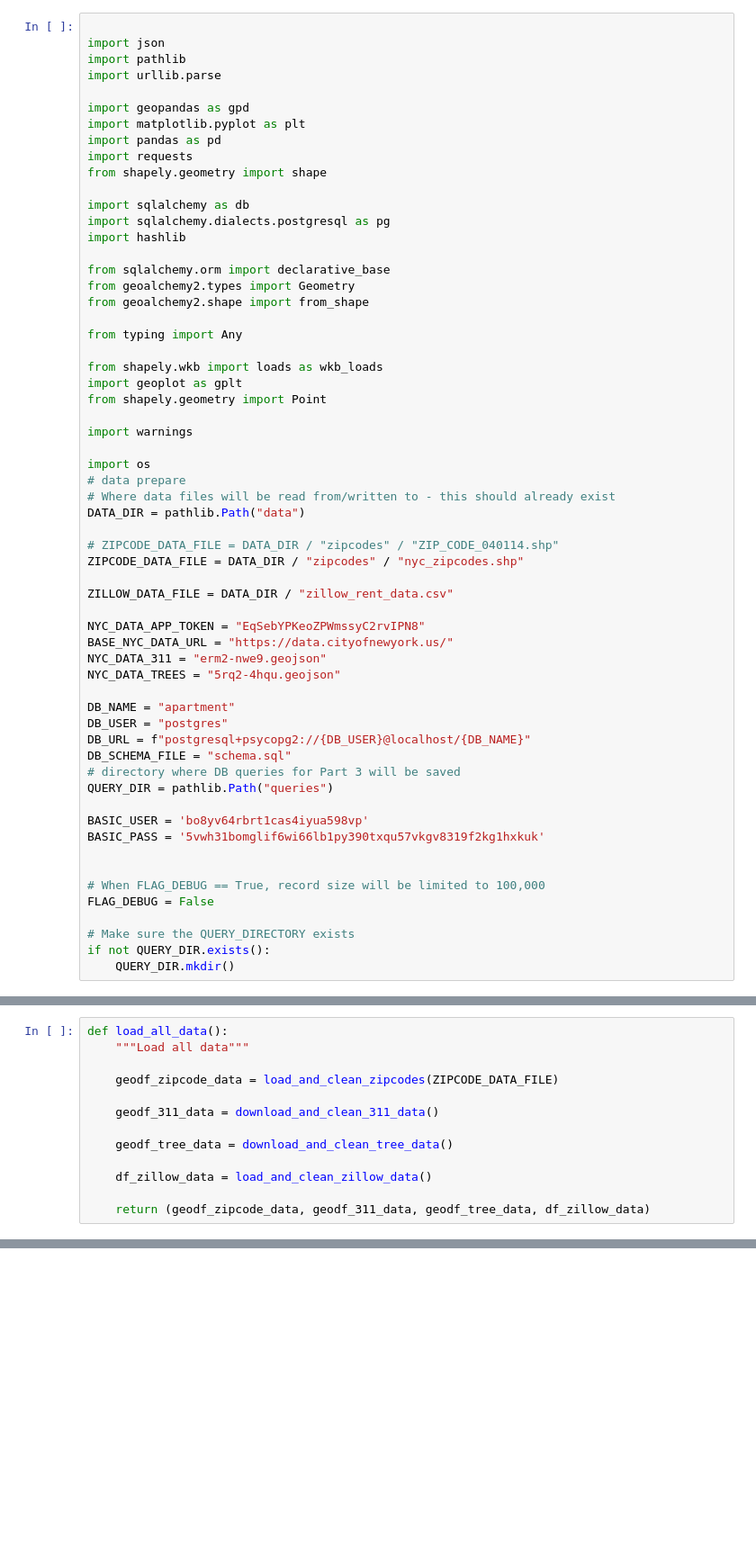
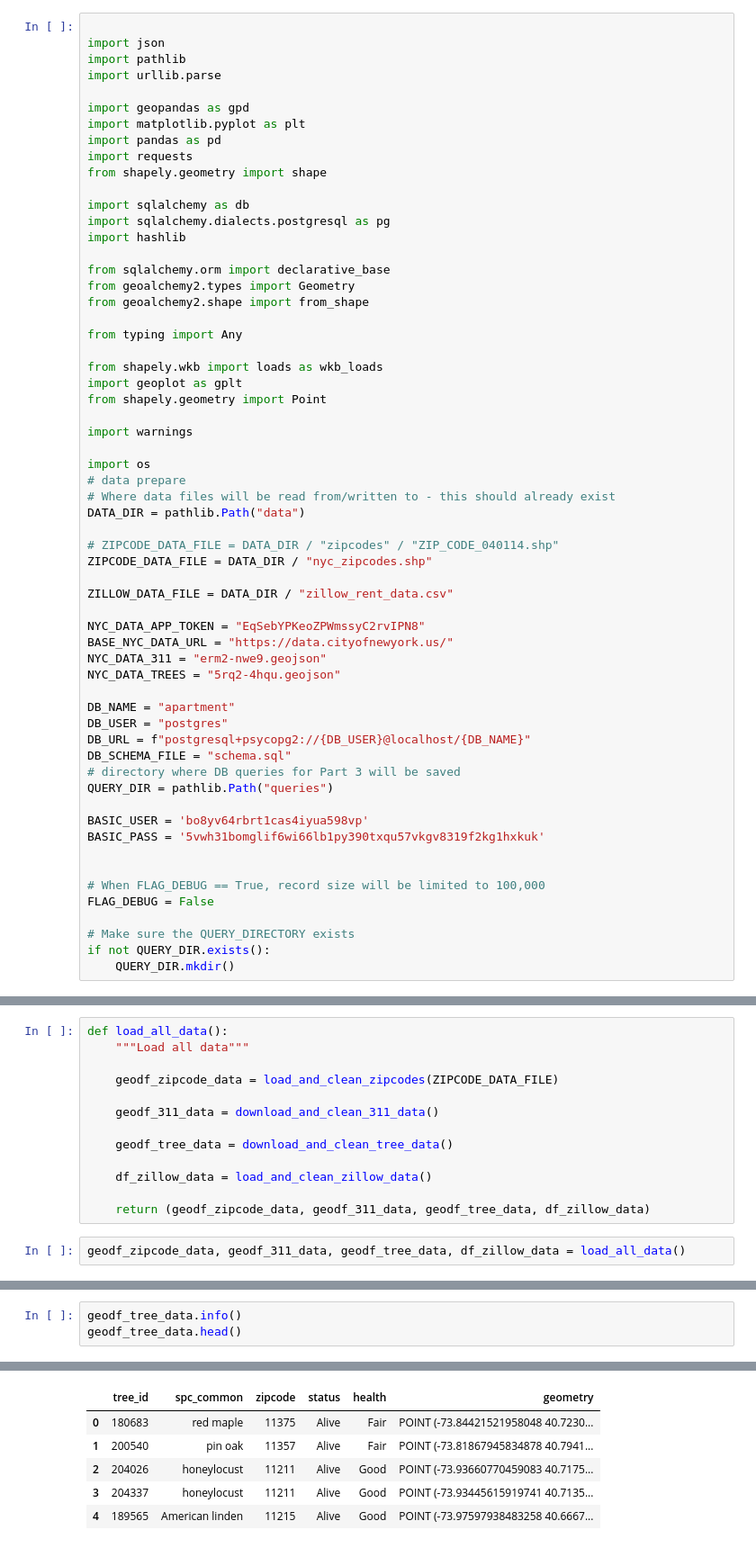
Before and after one commit to dehaoqian/4501-Python-Project, a Jupyter notebook: Untitled-1.ipynb, the cells around one changed output, grey strips where cells are left out. Shown at 90% size. Drawn from its saved outputs; the diff is of its cells as text; blank space fills up the shorter version.

Commit message:
data downloading part 1
cleaning and downloading the data from the internet and preview of the dataframe

```diff
--- a/Untitled-1.ipynb
+++ b/Untitled-1.ipynb
@@ -32,7 +32,7 @@ import os
 DATA_DIR = pathlib.Path("data")
 
 # ZIPCODE_DATA_FILE = DATA_DIR / "zipcodes" / "ZIP_CODE_040114.shp"
-ZIPCODE_DATA_FILE = DATA_DIR / "zipcodes" / "nyc_zipcodes.shp"
+ZIPCODE_DATA_FILE = DATA_DIR / "nyc_zipcodes.shp"
 
 ZILLOW_DATA_FILE = DATA_DIR / "zillow_rent_data.csv"
 
@@ -388,3 +388,5 @@ def load_all_data():
     df_zillow_data = load_and_clean_zillow_data()
 
     return (geodf_zipcode_data, geodf_311_data, geodf_tree_data, df_zillow_data)
+# %%
+geodf_zipcode_data, geodf_311_data, geodf_tree_data, df_zillow_data = load_all_data()
@@ -390,0 +455,4 @@ def load_all_data():
+# %%
+geodf_tree_data.info()
+geodf_tree_data.head()
+# %% [output]
@@ -390,0 +472,6 @@ def load_all_data():
+|  | tree_id | spc_common | zipcode | status | health | geometry |
+| 0 | 180683 | red maple | 11375 | Alive | Fair | POINT (-73.84421521958048 40.7230... |
+| 1 | 200540 | pin oak | 11357 | Alive | Fair | POINT (-73.81867945834878 40.7941... |
+| 2 | 204026 | honeylocust | 11211 | Alive | Good | POINT (-73.93660770459083 40.7175... |
+| 3 | 204337 | honeylocust | 11211 | Alive | Good | POINT (-73.93445615919741 40.7135... |
+| 4 | 189565 | American linden | 11215 | Alive | Good | POINT (-73.97597938483258 40.6667... |
```
Also changed, not shown: parts of 5 cells of this notebook, 49 other files.
